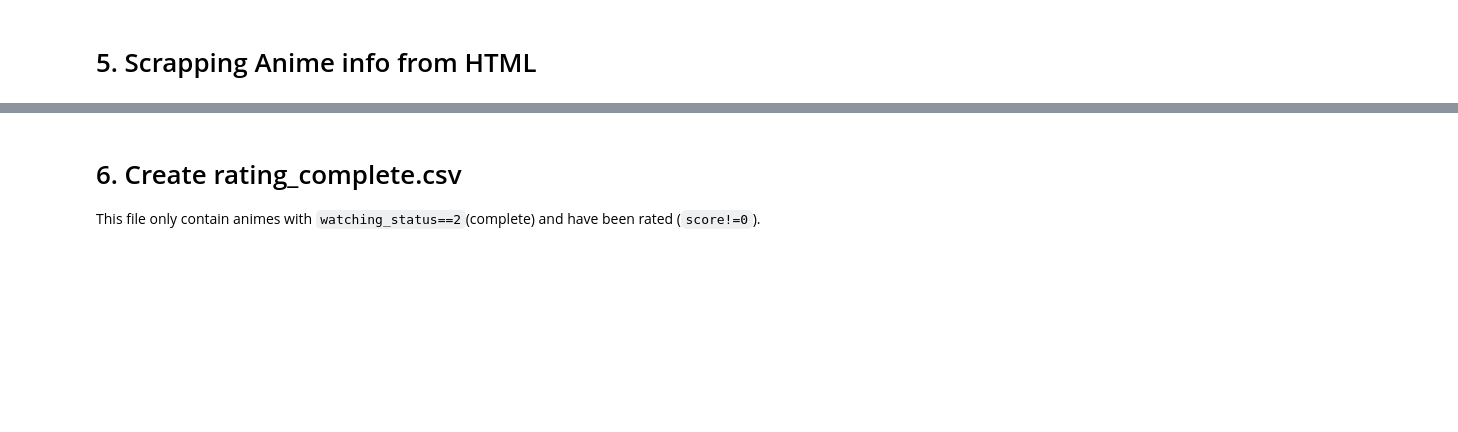
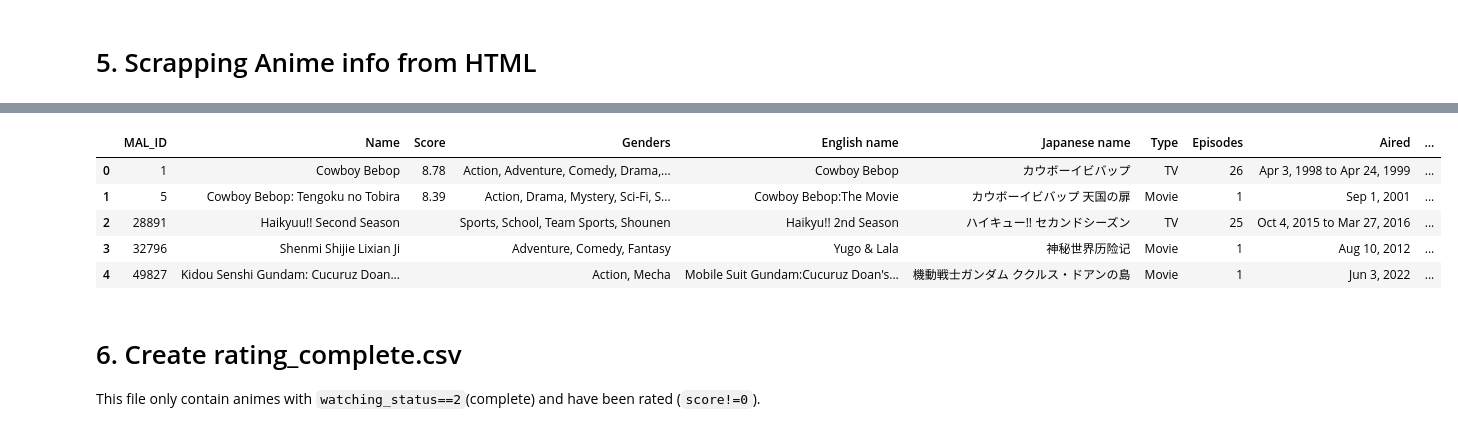
Before and after one commit to hatuank97lhp/Crawl-data-anime, a Jupyter notebook: All Scrapping process.ipynb, the cells around one changed output, grey strips where cells are left out. Drawn from its saved outputs; the diff is of its cells as text; code cells hidden in the pictures; blank space fills up the shorter version.

```diff
--- a/All Scrapping process.ipynb
+++ b/All Scrapping process.ipynb
@@ -466,73 +492,44 @@ get_info_anime(5)
 # %%
-# Generate anime.tsv
+# Generate anime.tsvdf.to_csv(f"{BASE_PATH}/anime.tsv", index=False, sep="\t", encoding="UTF-8")
+
 anime_revised = set()
 exist_file = os.path.exists(f"{BASE_PATH}/anime.tsv")
-
+actual_data = pd.DataFrame()
 if exist_file:
     # If the file exist, include new data.
     actual_data = pd.read_csv(f"{BASE_PATH}/anime.tsv", sep="\t")
     anime_revised = list(actual_data.MAL_ID.unique())
 
-    actual_data.head()
-    total_data = []
-    zips = os.listdir(HTML_PATH)
-    for i, anime in enumerate(zips):
-        if not ".zip" in anime:
-            continue
+actual_data.head()
+total_data = []
+zips = os.listdir(HTML_PATH)
+for i, anime in enumerate(zips):
+    if not ".zip" in anime:
+        continue
 
-        anime_id = int(anime.strip(".zip"))
+    anime_id = int(anime.strip(".zip"))
 
-        if int(anime_id) in anime_revised:
-            continue
+    if int(anime_id) in anime_revised:
+        continue
 
-        print(f"\r{i+1}/{len(zips)} ({anime_id})", end="")
+    print(f"\r{i+1}/{len(zips)} ({anime_id})", end="")
 
-        anime_id = anime.strip(".zip")
-        total_data.append(get_info_anime(anime_id))
+    anime_id = anime.strip(".zip")
+    total_data.append(get_info_anime(anime_id))
 
-    if len(total_data):
-        df = pd.DataFrame.from_dict(total_data)
-        df["MAL_ID"] = pd.to_numeric(df["MAL_ID"])
-        df = df.sort_values(by="MAL_ID").reset_index(drop=True)
+if len(total_data):
+    df = pd.DataFrame.from_dict(total_data)
+    df["MAL_ID"] = pd.to_numeric(df["MAL_ID"])
+    df = df.sort_values(by="MAL_ID").reset_index(drop=True)
 
-        if exist_file:
-            df = (
-                pd.concat([actual_data, df]).sort_values(by="MAL_ID").reset_index(drop=True)
-            )
+    if exist_file:
+        df = (
+            pd.concat([actual_data, df]).sort_values(by="MAL_ID").reset_index(drop=True)
+        )
 
-    else:
-        df = actual_data
+else:
+    df = actual_data
 
-    pd.set_option("display.max_columns", None)
-    df.head()
-    df.to_csv(f"{BASE_PATH}/anime.tsv", index=False, sep="\t", encoding="UTF-8")
-else:
-    total_data = []
-    zips = os.listdir(HTML_PATH)
-    for i, anime in enumerate(zips):
-        if not ".zip" in anime:
-            continue
-
-        anime_id = int(anime.strip(".zip"))
-
-        if int(anime_id) in anime_revised:
-            continue
-
-        print(f"\r{i+1}/{len(zips)} ({anime_id})", end="")
-
-        anime_id = anime.strip(".zip")
-        print(anime_id)
-        try:
-            total_data.append(get_info_anime(anime_id))
-        except:
-            None
-
-    if len(total_data):
-        df = pd.DataFrame.from_dict(total_data)
-        df["MAL_ID"] = pd.to_numeric(df["MAL_ID"])
-        df = df.sort_values(by="MAL_ID").reset_index(drop=True)
-
-    pd.set_option("display.max_columns", None)
-    df.head()
-    df.to_csv(f"{BASE_PATH}/anime.tsv", index=False, sep="\t", encoding="UTF-8")
+pd.set_option("display.max_columns", None)
+df.head()
 # %% [output]
@@ -541,0 +537,6 @@ else:
+|  | MAL_ID | Name | Score | Genders | English name | Japanese name | Type | Episodes | Aired | ... |
+| 0 | 1 | Cowboy Bebop | 8.78 | Action, Adventure, Comedy, Drama,... | Cowboy Bebop | カウボーイビバップ | TV | 26 | Apr 3, 1998 to Apr 24, 1999 | ... |
+| 1 | 5 | Cowboy Bebop: Tengoku no Tobira | 8.39 | Action, Drama, Mystery, Sci-Fi, S... | Cowboy Bebop:The Movie | カウボーイビバップ 天国の扉 | Movie | 1 | Sep 1, 2001 | ... |
+| 2 | 28891 | Haikyuu!! Second Season |  | Sports, School, Team Sports, Shounen | Haikyu!! 2nd Season | ハイキュー!! セカンドシーズン | TV | 25 | Oct 4, 2015 to Mar 27, 2016 | ... |
+| 3 | 32796 | Shenmi Shijie Lixian Ji |  | Adventure, Comedy, Fantasy | Yugo & Lala | 神秘世界历险记 | Movie | 1 | Aug 10, 2012 | ... |
+| 4 | 49827 | Kidou Senshi Gundam: Cucuruz Doan... |  | Action, Mecha | Mobile Suit Gundam:Cucuruz Doan's... | 機動戦士ガンダム ククルス・ドアンの島 | Movie | 1 | Jun 3, 2022 | ... |
```
Also changed, not shown: parts of 12 cells of this notebook, 1 other file.
